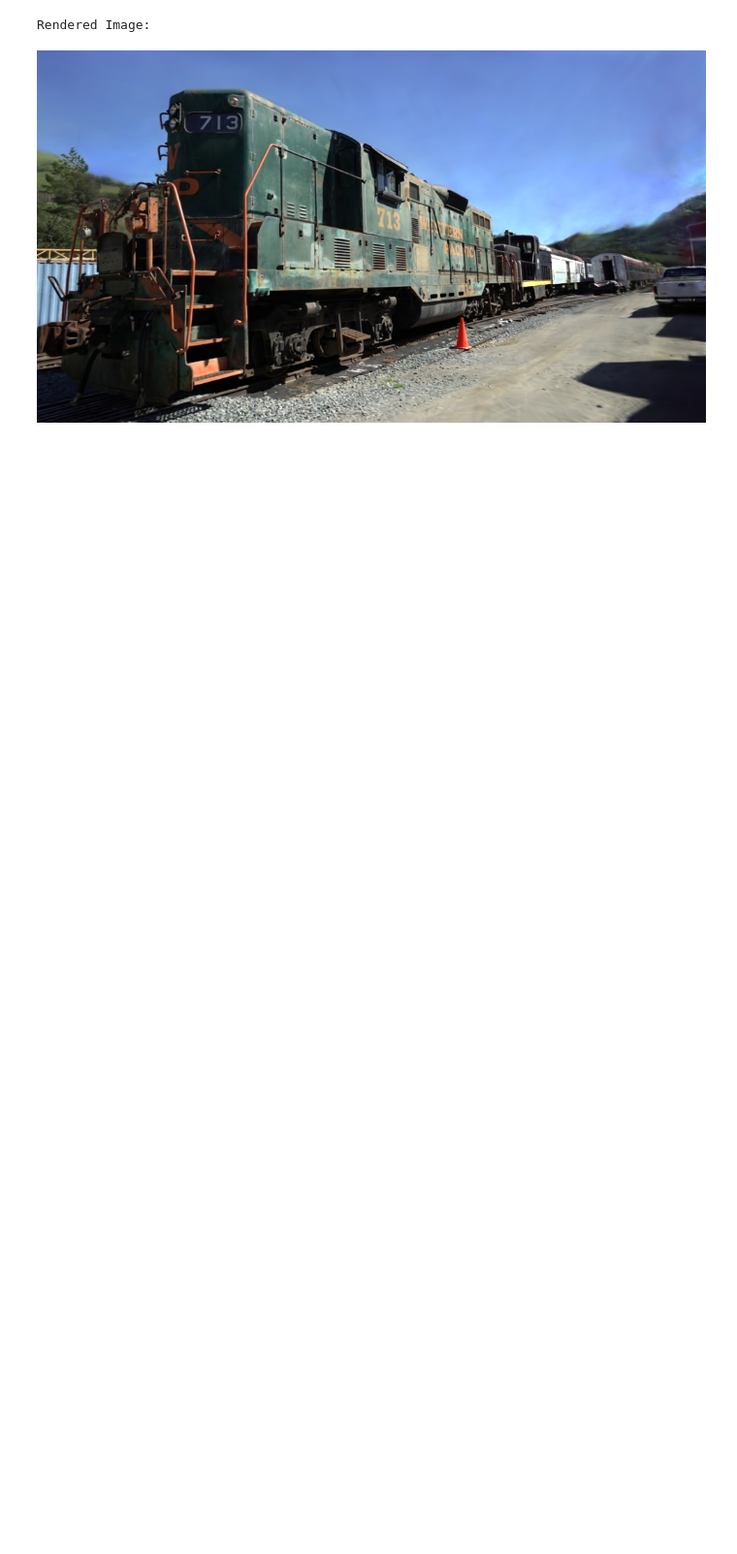
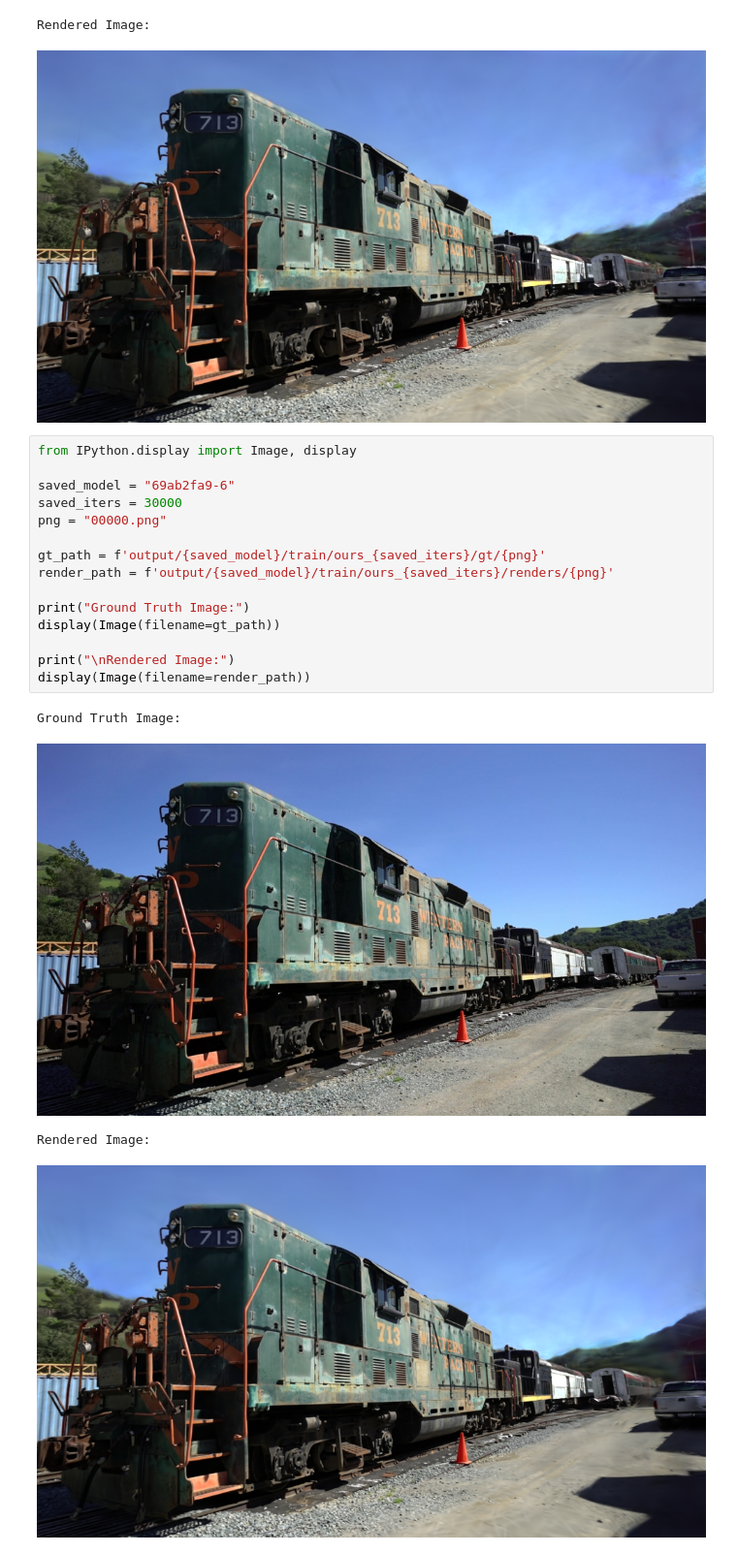
Before and after one commit to MarioPariona117/3D-GS, a Jupyter notebook: main.ipynb, the cells around one changed output. Shown at 97% size. Saved outputs shown, nothing was run; the diff lists cells and outputs as text; blank space fills up the shorter version.

```diff
--- a/main.ipynb
+++ b/main.ipynb
@@ -238,3 +258,23 @@ Ground Truth Image:
 [figure]
 Rendered Image:
 [figure]
+# %%
+from IPython.display import Image, display
+
+saved_model = "69ab2fa9-6"
+saved_iters = 30000
+png = "00000.png"
+
+gt_path = f'output/{saved_model}/train/ours_{saved_iters}/gt/{png}'
+render_path = f'output/{saved_model}/train/ours_{saved_iters}/renders/{png}'
+
+print("Ground Truth Image:")
+display(Image(filename=gt_path))
+
+print("\nRendered Image:")
+display(Image(filename=render_path))
+# %% [output]
+Ground Truth Image:
+[figure, added]
+Rendered Image:
+[figure, added]
```
Also changed, not shown: parts of 9 cells of this notebook.
